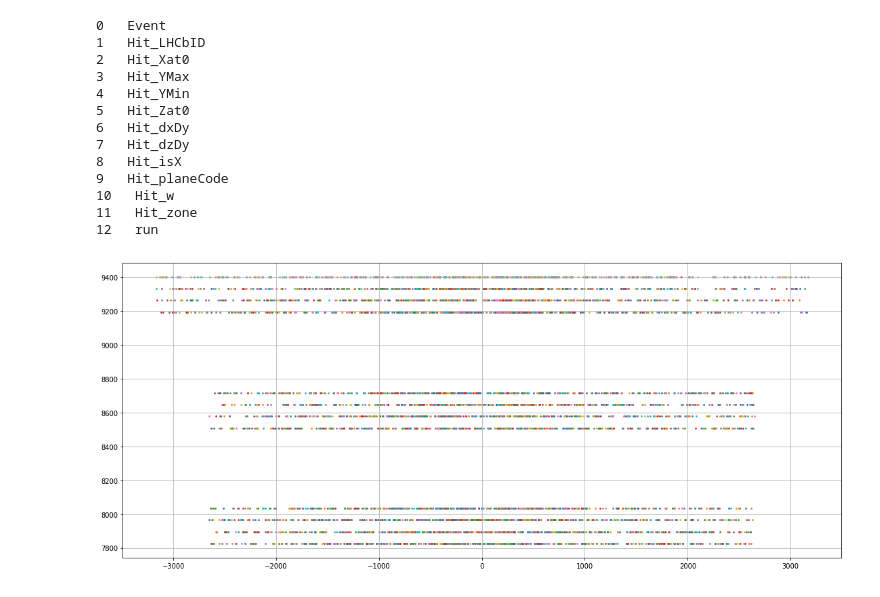
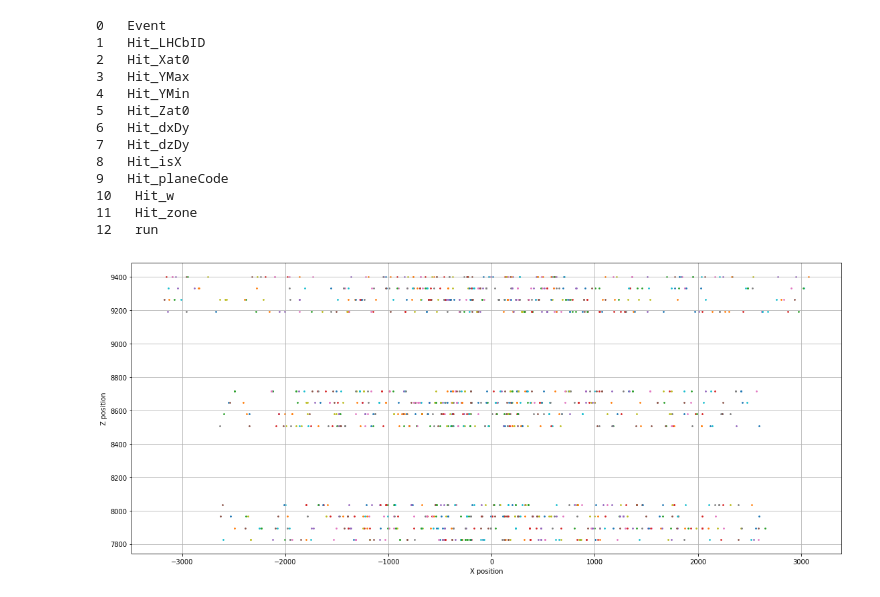
Before and after one commit to gabrielcammany/LHCb-CERN, a Jupyter notebook: Plot_AllHits.ipynb, the cells around one changed output. Saved outputs shown, nothing was run; the diff lists cells and outputs as text; code cells hidden in the pictures.

Commit message:
Updated Plot scripts and the Hybrid Seeding algorithm

```diff
--- a/Plot_AllHits.ipynb
+++ b/Plot_AllHits.ipynb
@@ -97,12 +97,11 @@ def show2DPlotHits(hitSet, elev, angle, max):
             actual_hit = 0
             continue;
 
+    ax.set_xlabel('X position')
+    ax.set_ylabel('Z position')
     ax.grid()
     plt.show()
-    # Plot the surface.
-    ax.grid()
-    plt.show()
 # %%
-show2DPlotHits(hits, 90, 0, 5000)
+show2DPlotHits(hits, 0, 0, 1000)
 # %% [output]
-[figure, old version]
+[figure, new version]
```
Also changed, not shown: 3 other files.
